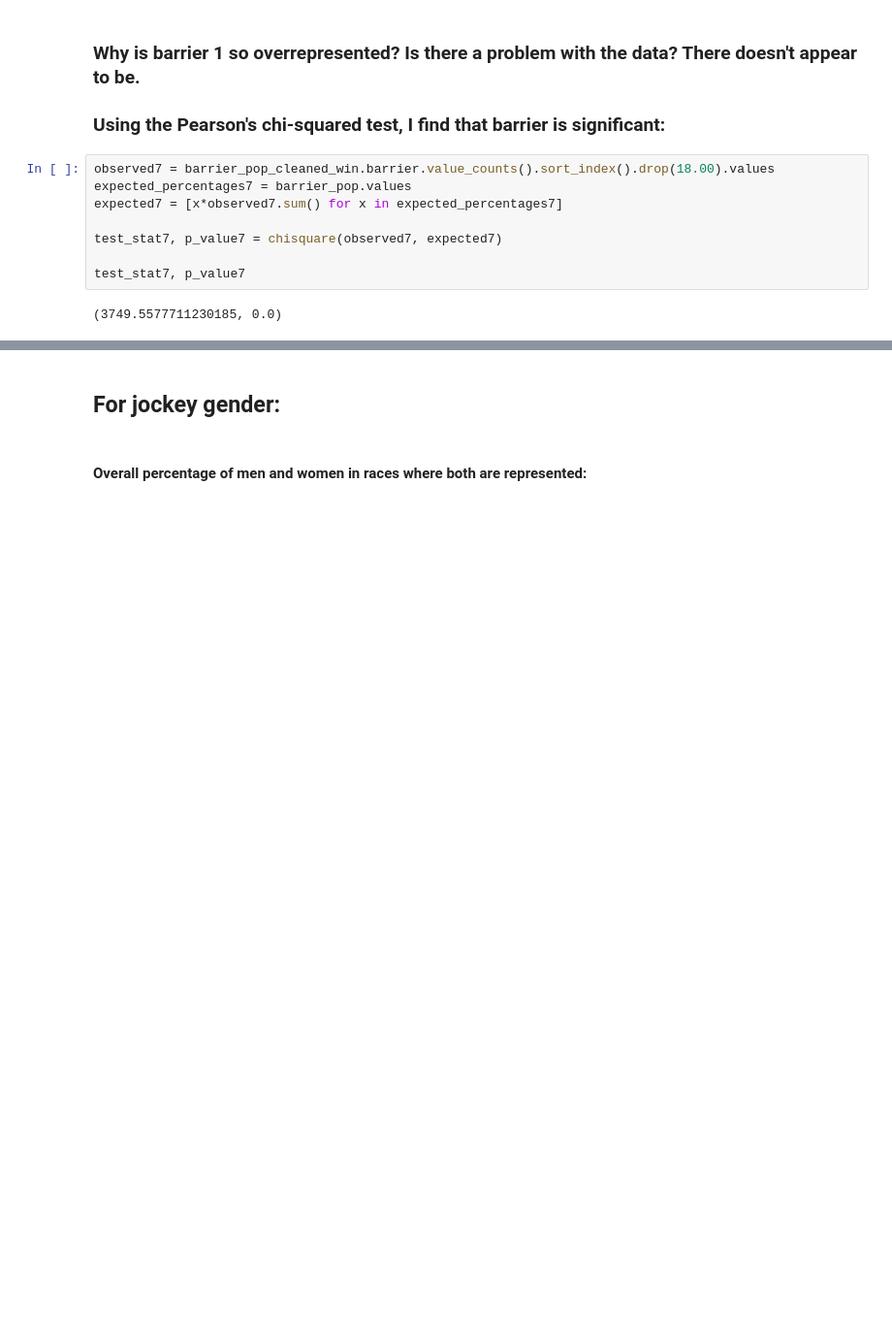
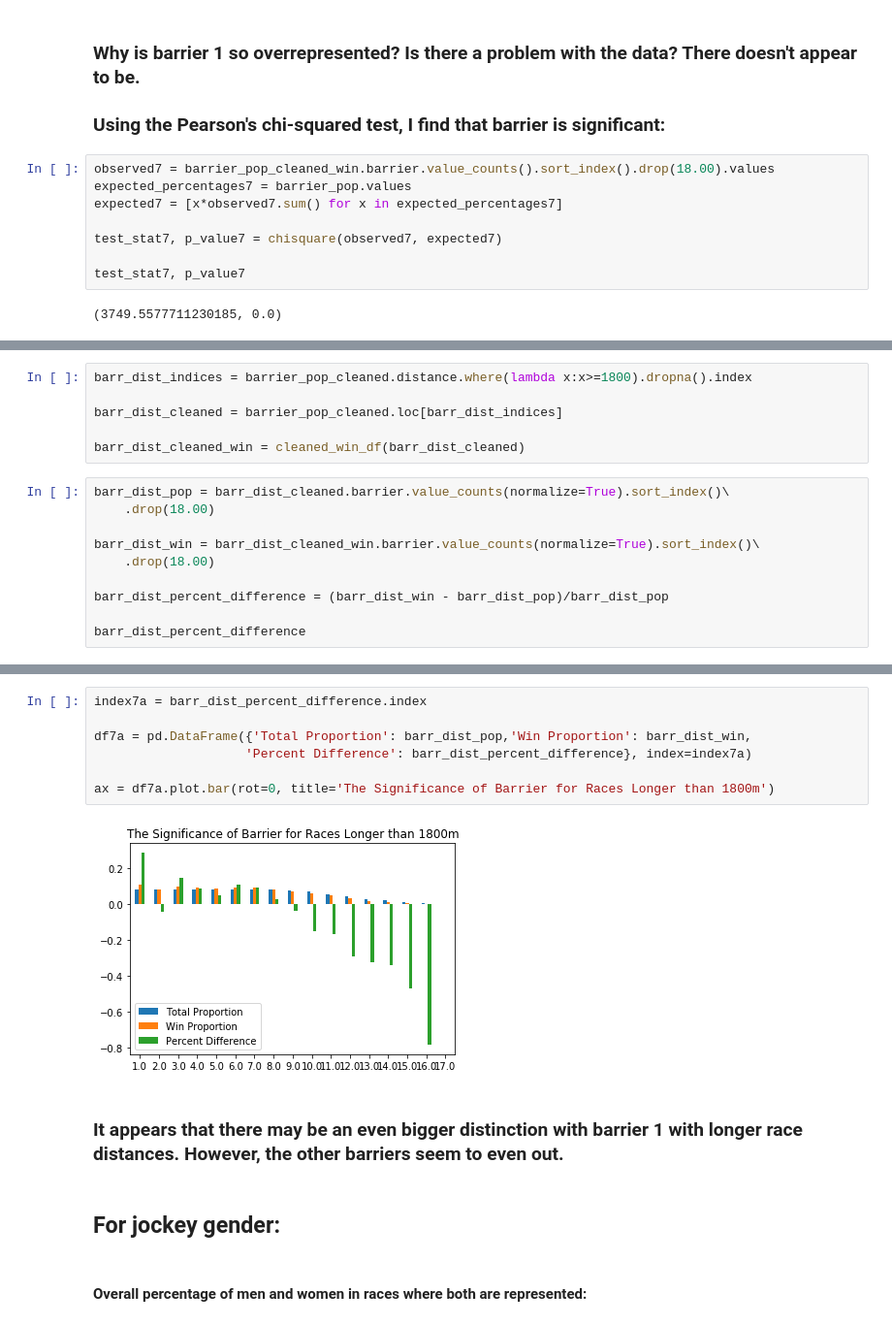
Before and after one commit to Ibnadm/Predict-DogRacing, a Jupyter notebook: Horse Racing Analysis.ipynb, the cells around one changed output, grey strips where cells are left out. Shown: that part at 97% size. Cells and saved outputs as stored; diff of their text form; blank space fills up the shorter version.

```diff
--- a/Horse Racing Analysis.ipynb
+++ b/Horse Racing Analysis.ipynb
@@ -692,0 +731,16 @@ test_stat7, p_value7
+# %%
+barr_dist_indices = barrier_pop_cleaned.distance.where(lambda x:x>=1800).dropna().index
+
+barr_dist_cleaned = barrier_pop_cleaned.loc[barr_dist_indices]
+
+barr_dist_cleaned_win = cleaned_win_df(barr_dist_cleaned)
+# %%
+barr_dist_pop = barr_dist_cleaned.barrier.value_counts(normalize=True).sort_index()\
+    .drop(18.00)
+
+barr_dist_win = barr_dist_cleaned_win.barrier.value_counts(normalize=True).sort_index()\
+    .drop(18.00)
+
+barr_dist_percent_difference = (barr_dist_win - barr_dist_pop)/barr_dist_pop
+
+barr_dist_percent_difference
@@ -693,3 +766,14 @@ test_stat7, p_value7
+# %%
+index7a = barr_dist_percent_difference.index
+
+df7a = pd.DataFrame({'Total Proportion': barr_dist_pop,'Win Proportion': barr_dist_win,
+                    'Percent Difference': barr_dist_percent_difference}, index=index7a)
+
+ax = df7a.plot.bar(rot=0, title='The Significance of Barrier for Races Longer than 1800m')
+# %% [output]
+[figure, added]
+# %% [markdown]
+### It appears that there may be an even bigger distinction with barrier 1 with longer race distances. However, the other barriers seem to even out.
 # %% [markdown]
 ## For jockey gender:
 # %% [markdown]
```
Also changed, not shown: parts of 64 cells of this notebook.
